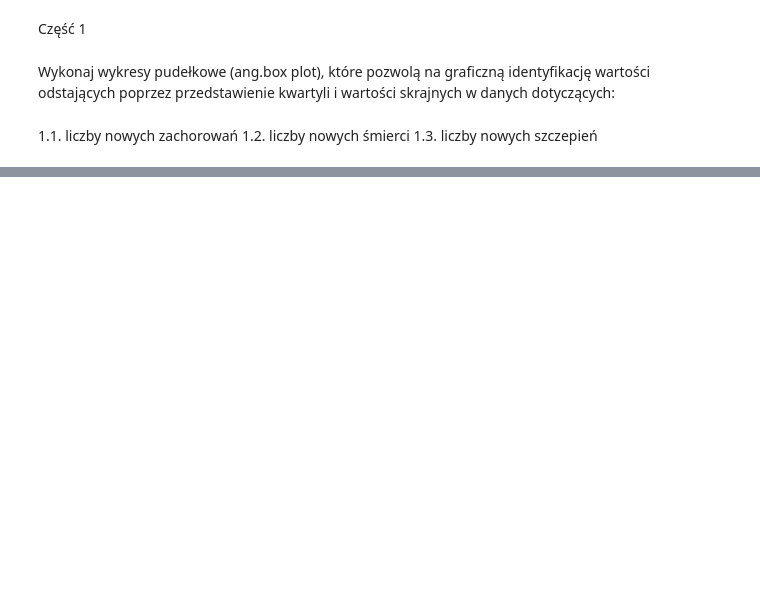
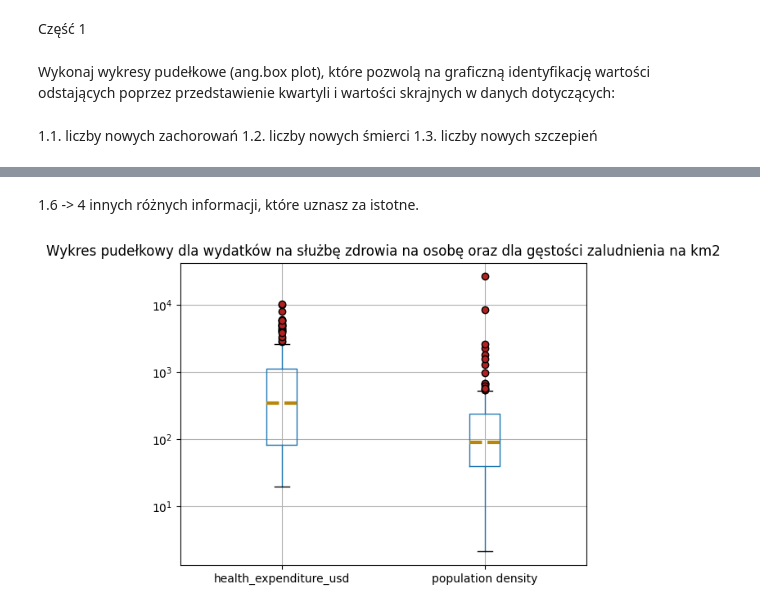
Before and after one commit to qmacdom/BigData, a Jupyter notebook: zad2.ipynb, the cells around one changed output, grey strips where cells are left out. Cells and saved outputs as stored; diff of their text form; code cells hidden in the pictures; blank space fills up the shorter version.

```diff
--- a/zad2.ipynb
+++ b/zad2.ipynb
@@ -20,0 +81,10 @@ plt.show()
+# %% [markdown]
+1.6 -> 4 innych różnych informacji, które uznasz za istotne.
+# %%
+merged_data_df.boxplot(["health_expenditure_usd", "population density"], flierprops={'marker': 'o', 'markersize': 6, 'markerfacecolor': 'firebrick'},
+                  medianprops ={'linestyle':'--', 'linewidth':3, 'color':'darkgoldenrod'})
+plt.yscale('symlog')
+plt.title('Wykres pudełkowy dla wydatków na służbę zdrowia na osobę oraz dla gęstości zaludnienia na km2')
+plt.show()
+# %% [output]
+[figure, added]
```
Also changed, not shown: parts of 10 cells of this notebook.
